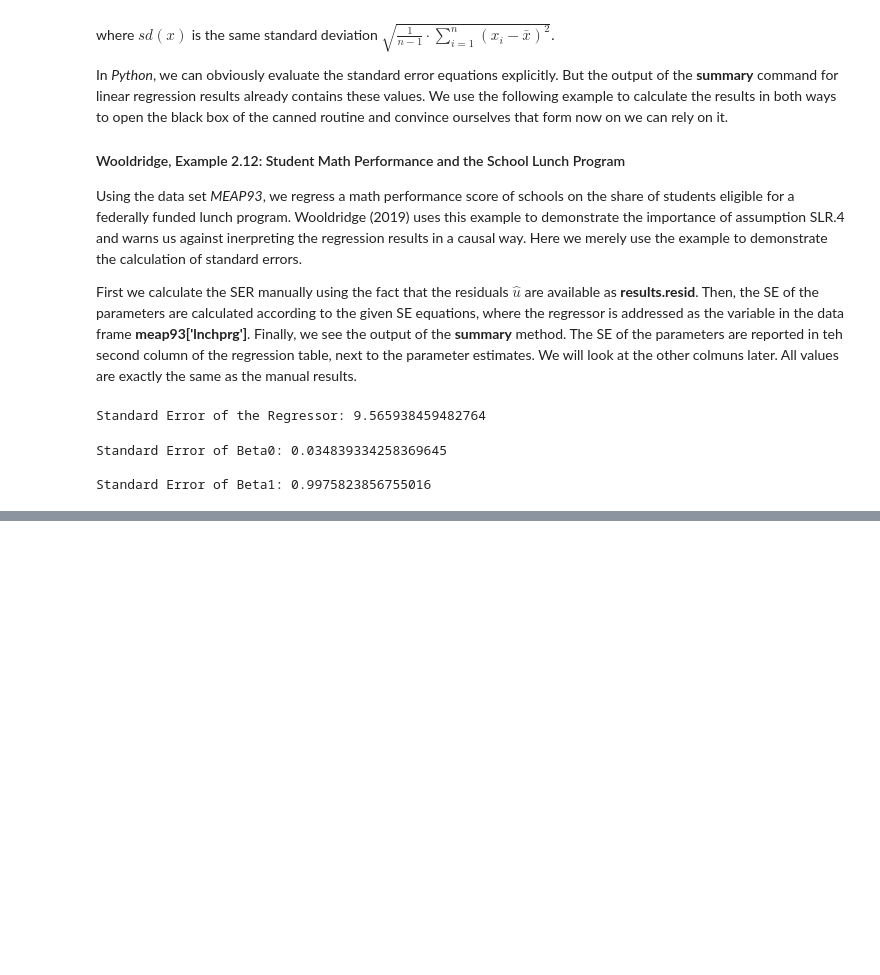
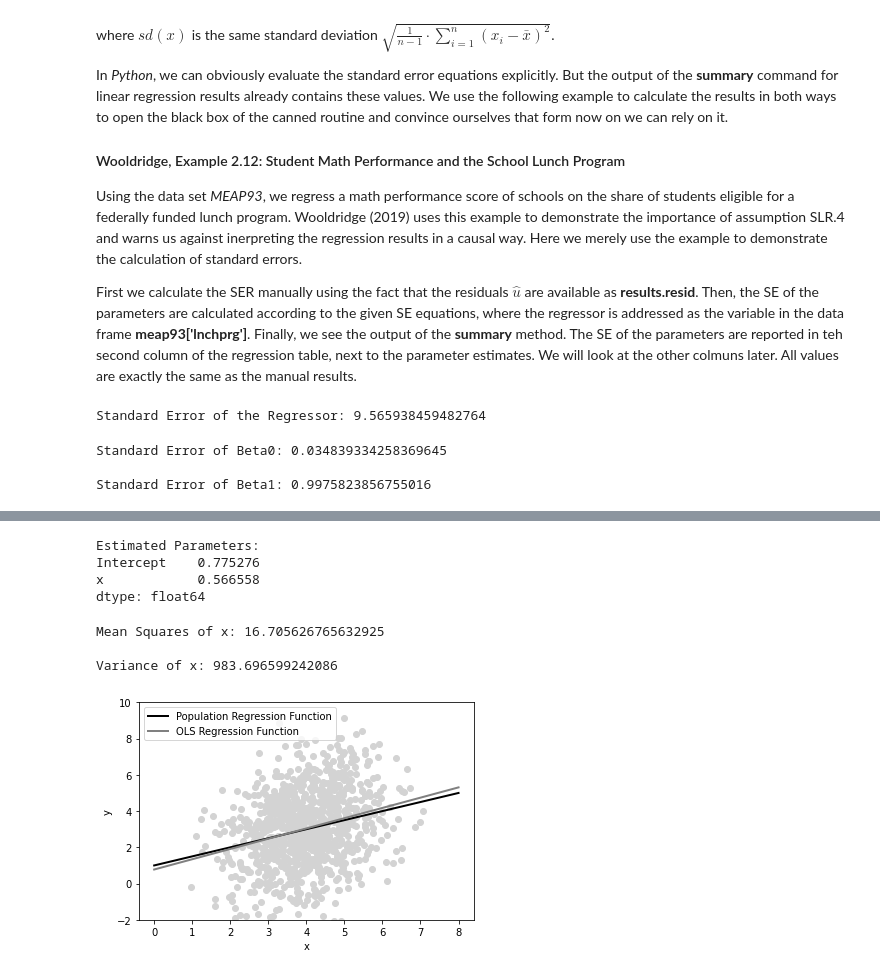
Before and after one commit to NormanLo4319/Econometric-with-Python, a Jupyter notebook: 3.Simple_Linear_Regression_Analysis.ipynb, the cells around one changed output, grey strips where cells are left out. Drawn from its saved outputs; the diff is of its cells as text; code cells hidden in the pictures; blank space fills up the shorter version.

```diff
--- a/3.Simple_Linear_Regression_Analysis.ipynb
+++ b/3.Simple_Linear_Regression_Analysis.ipynb
@@ -614,0 +705,53 @@ Notes:
+# %%
+# Set sample size:
+n = 1000
+# %%
+# Set true parameters (betas and sd of u):
+beta0 = 1
+beta1 = 0.5
+su = 2
+# %%
+# Draw a sample of size n:
+x = stats.norm.rvs(4, 1, size = n)
+u = stats.norm.rvs(0, su, size = n)
+y = beta0 + beta1 * x + u
+df = pd.DataFrame({'y': y, 'x': x})
+# %%
+# Estimate parameters by OLS:
+reg = smf.ols(formula = 'y ~ x', data = df)
+results = reg.fit()
+b = results.params
+print(f'Estimated Parameters: \n{b}\n')
+# %% [output]
+Estimated Parameters:
+Intercept    0.775276
+x            0.566558
+dtype: float64
+# %%
+# Features of the sample for the variance formula:
+x_sq_mean = np.mean(x ** 2)
+print(f'Mean Squares of x: {x_sq_mean}\n')
+
+x_var = np.sum((x - np.mean(x)) ** 2)
+print(f'Variance of x: {x_var}\n')
+# %% [output]
+Mean Squares of x: 16.705626765632925
+
+Variance of x: 983.696599242086
+# %%
+# Plot the data and model
+x_range = np.linspace(0, 8, num = 100)
+plt.ylim([-2, 10])
+plt.plot(x, y, color = 'lightgrey', marker = 'o', linestyle = '')
+plt.plot(x_range, beta0 + beta1 * x_range, color = "black",
+        linestyle = '-', linewidth = 2, label = 'Population Regression Function')
+plt.plot(x_range, b[0] + b[1] * x_range, color = 'grey',
+        linestyle = '-', linewidth = 2, label = 'OLS Regression Function')
+plt.ylabel('y')
+plt.xlabel('x')
+plt.legend()
+plt.savefig('images/SLR-sim-simple.png')
+plt.show()
+plt.close()
+# %% [output]
+[figure, added]
```
Also changed, not shown: parts of 46 cells of this notebook, 5 other files.
